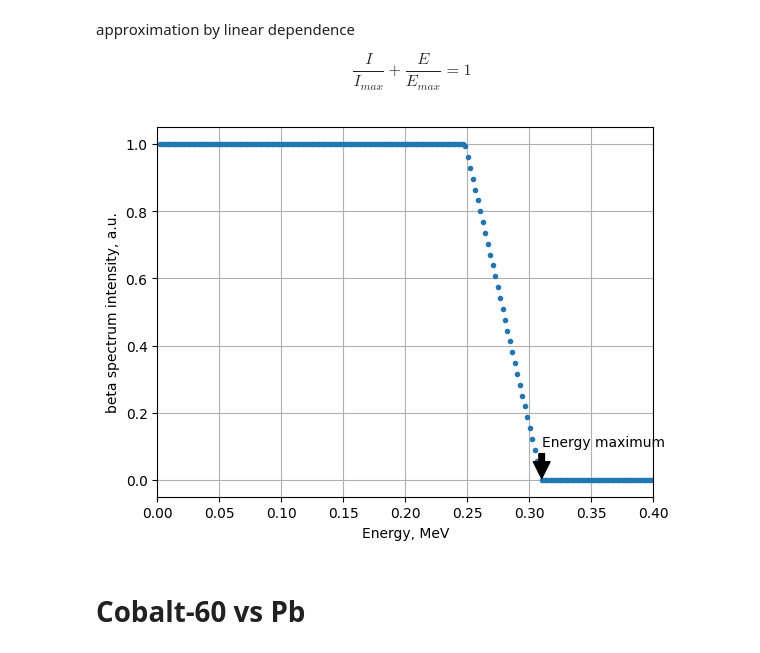
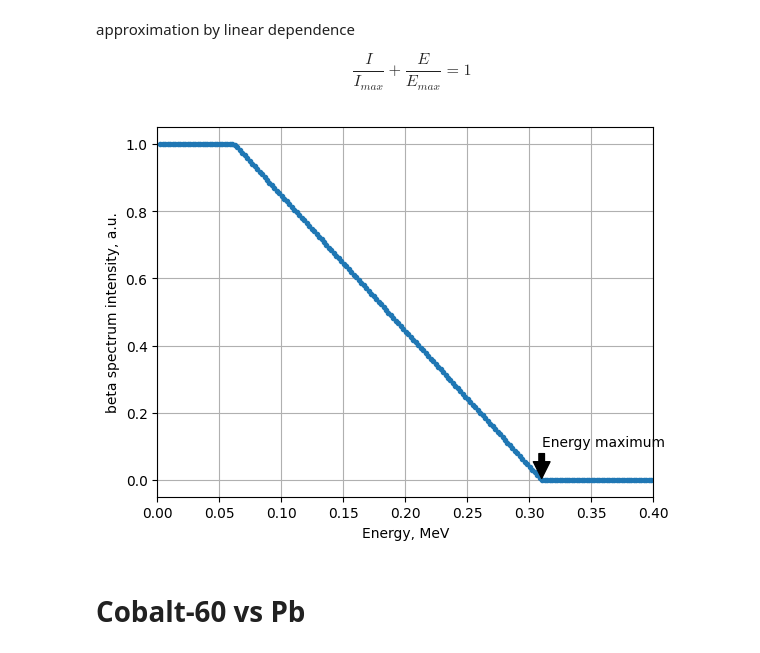
Before and after one commit to evgeny-kolonsky/Lab4, a Jupyter notebook: NU/Attenuation_model.ipynb, the cells around one changed output. Saved outputs shown, nothing was run; the diff lists cells and outputs as text; code cells hidden in the pictures.

```diff
--- a/NU/Attenuation_model.ipynb
+++ b/NU/Attenuation_model.ipynb
@@ -367,36 +441,36 @@ def zero_spectrum():
 
 
 def beta_spectrum(Emax):
-  Emid = Emax * 0.8 # intensity maximum energy coordinate
+  Emid = Emax * 0.2 # intensity maximum energy coordinate
   I  = zero_spectrum()
   mask = Espace >= Emid
   I[mask] =  (1 - Espace[mask]/Emax) * Emax / (Emax - Emid) # rude approximation by lines
   mask = Espace < Emid
   I[mask] = 1 # Espace[mask] / Emid
   I[I < 0] = 0
   return I
 
 # delta-function
 def gamma_spectrum(Energy):
   I  = zero_spectrum()
   index = np.argmin(np.abs(np.array(Espace)-Energy))
   I[index] =  Energy
   return I
 
 # usage example
 
 beta_Emax = 0.31
 gamma_Energy = 1.173
 plt.plot(Espace, beta_spectrum(beta_Emax), '.')
 plt.xlabel('Energy, MeV')
 plt.ylabel('beta spectrum intensity, a.u.')
 plt.xlim(0.0, 0.4)
 plt.annotate('Energy maximum', xy=(beta_Emax, 0), xytext=(beta_Emax, 0.1), arrowprops=dict(facecolor='black', shrink=0.05))
 plt.grid()
 #plt.xscale('log')
 #plt.yscale('log')
 # %% [output]
-[figure, old version]
+[figure, new version]
 # %% [markdown]
 # Cobalt-60 vs Pb
 # %% [markdown]
```
Also changed, not shown: parts of 17 cells of this notebook.
